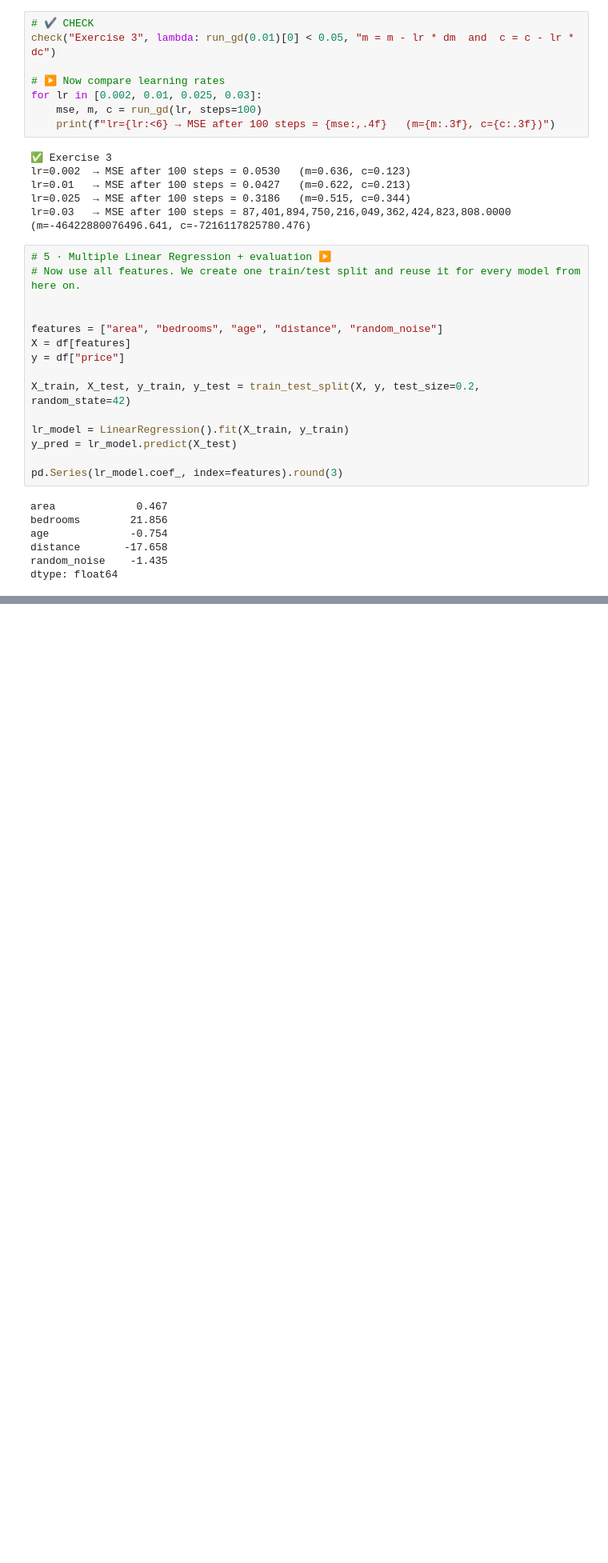
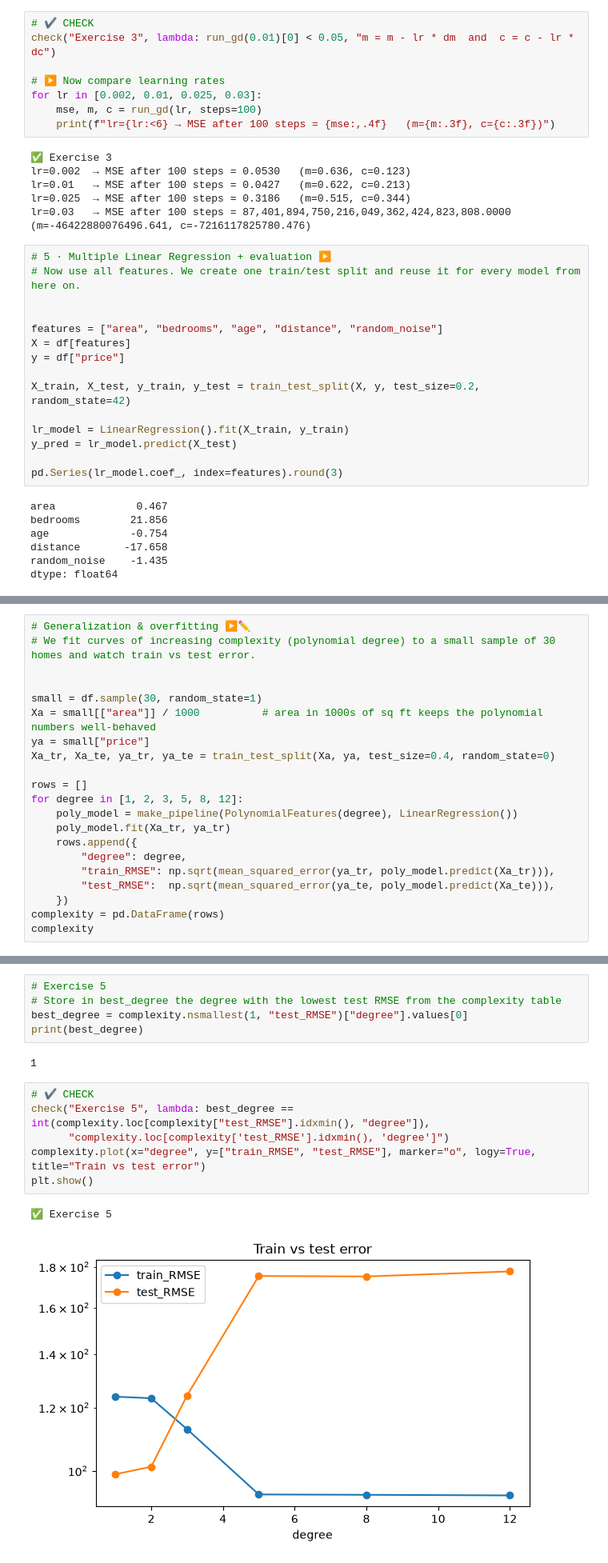
Before and after one commit to Gifted199/ds-october-2026, a Jupyter notebook: Week1.ipynb, the cells around one changed output, grey strips where cells are left out. Shown at 80% size. Drawn from its saved outputs; the diff is of its cells as text; blank space fills up the shorter version.

```diff
--- a/Week1.ipynb
+++ b/Week1.ipynb
@@ -218,0 +237,21 @@ print(my_mae(y_test, y_pred), my_rmse(y_test, y_pred), my_r2(y_test, y_pred))
+# %%
+# Generalization & overfitting ▶️✏️
+# We fit curves of increasing complexity (polynomial degree) to a small sample of 30 homes and watch train vs test error.
+
+
+small = df.sample(30, random_state=1)
+Xa = small[["area"]] / 1000          # area in 1000s of sq ft keeps the polynomial numbers well-behaved
+ya = small["price"]
+Xa_tr, Xa_te, ya_tr, ya_te = train_test_split(Xa, ya, test_size=0.4, random_state=0)
+
+rows = []
+for degree in [1, 2, 3, 5, 8, 12]:
+    poly_model = make_pipeline(PolynomialFeatures(degree), LinearRegression())
+    poly_model.fit(Xa_tr, ya_tr)
+    rows.append({
+        "degree": degree,
+        "train_RMSE": np.sqrt(mean_squared_error(ya_tr, poly_model.predict(Xa_tr))),
+        "test_RMSE":  np.sqrt(mean_squared_error(ya_te, poly_model.predict(Xa_te))),
+    })
+complexity = pd.DataFrame(rows)
+complexity
@@ -218,0 +266,16 @@ print(my_mae(y_test, y_pred), my_rmse(y_test, y_pred), my_r2(y_test, y_pred))
+# %%
+# Exercise 5
+# Store in best_degree the degree with the lowest test RMSE from the complexity table
+best_degree = complexity.nsmallest(1, "test_RMSE")["degree"].values[0]
+print(best_degree)
+# %% [output]
+1
+# %%
+# ✔️ CHECK
+check("Exercise 5", lambda: best_degree == int(complexity.loc[complexity["test_RMSE"].idxmin(), "degree"]),
+      "complexity.loc[complexity['test_RMSE'].idxmin(), 'degree']")
+complexity.plot(x="degree", y=["train_RMSE", "test_RMSE"], marker="o", logy=True, title="Train vs test error")
+plt.show()
+# %% [output]
+✅ Exercise 5
+[figure, added]
```
Also changed, not shown: parts of 8 cells of this notebook.
